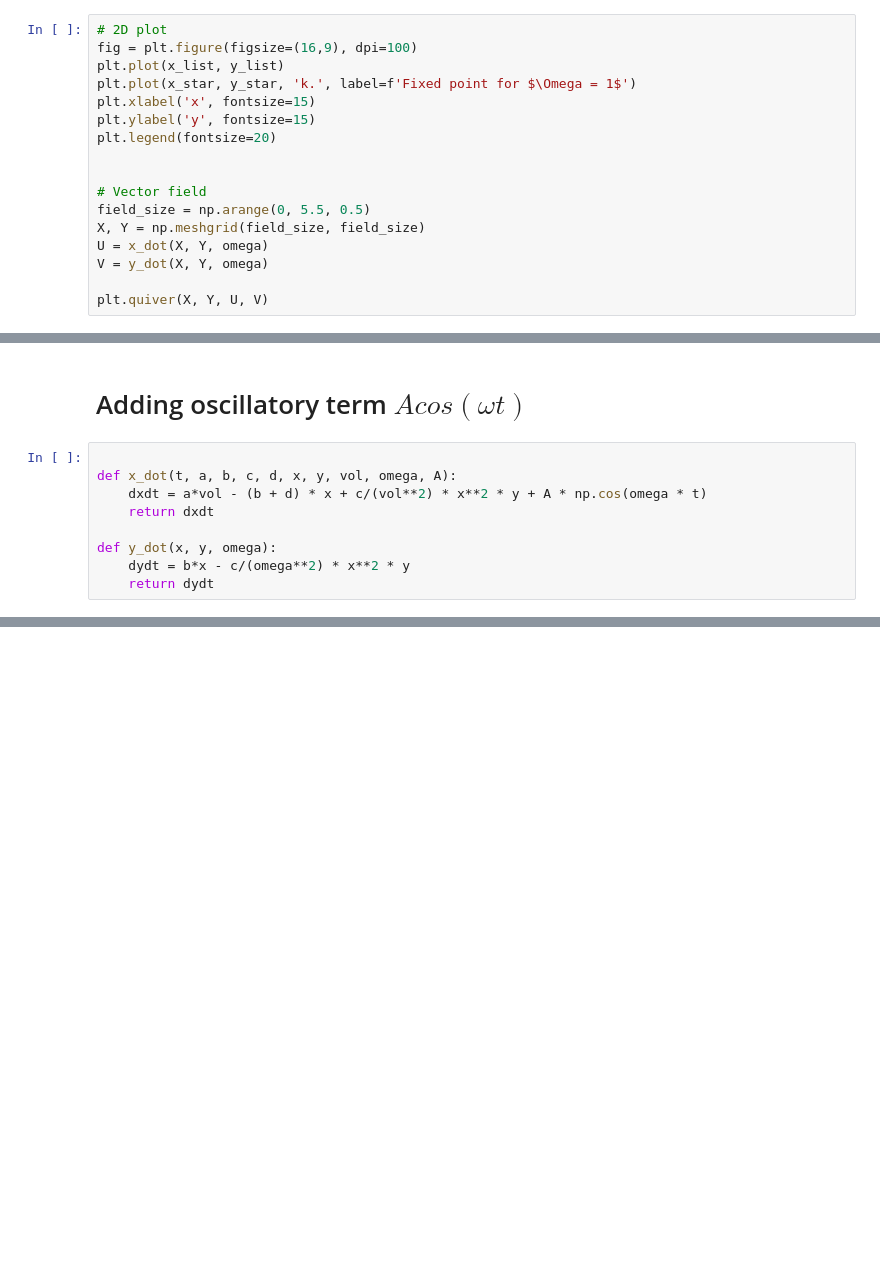
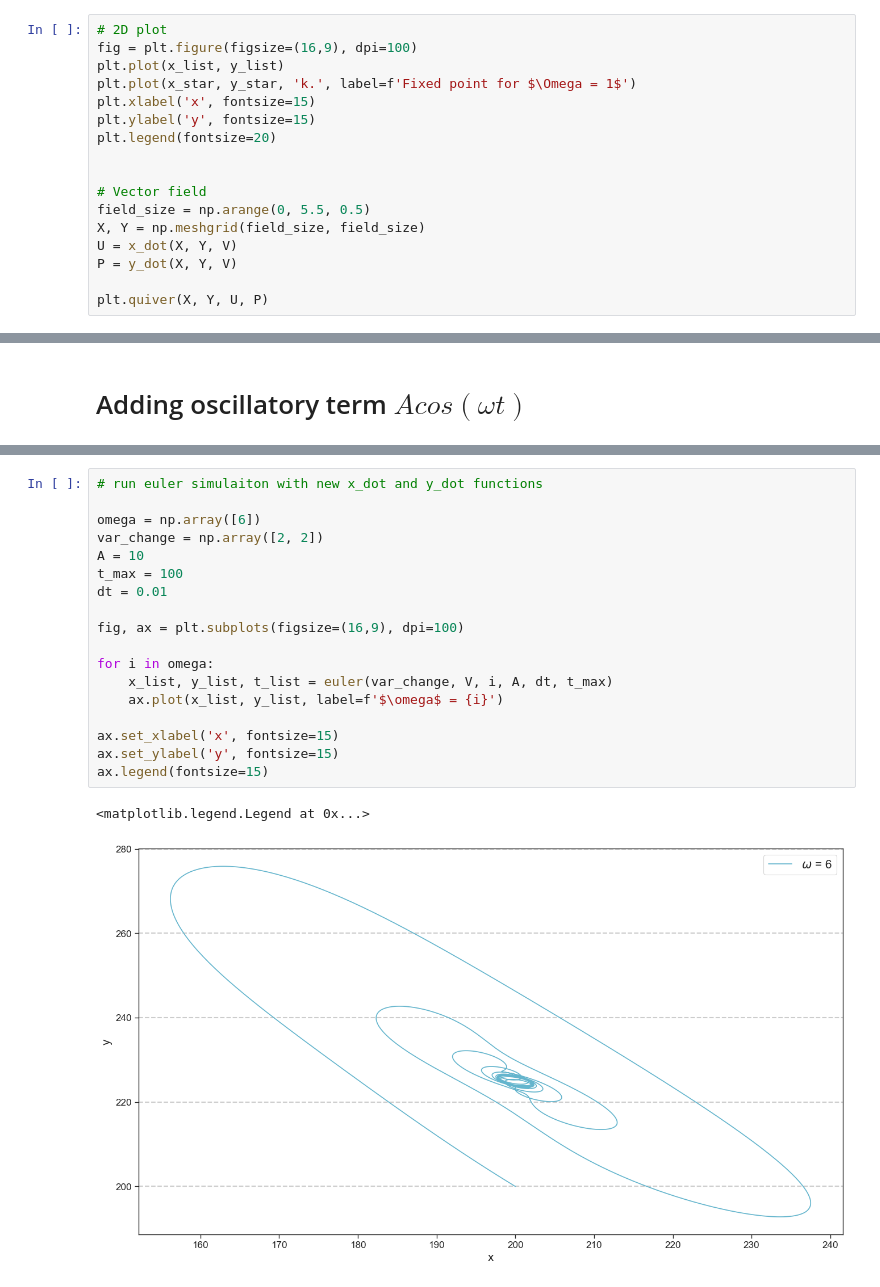
Before and after one commit to nielsdavidsen/PUK_2024, a Jupyter notebook: puk_start.ipynb, the cells around one changed output, grey strips where cells are left out. Drawn from its saved outputs; the diff is of its cells as text; blank space fills up the shorter version.

```diff
--- a/puk_start.ipynb
+++ b/puk_start.ipynb
@@ -137,9 +134,9 @@ plt.legend(fontsize=20)
 # Vector field
 field_size = np.arange(0, 5.5, 0.5)
 X, Y = np.meshgrid(field_size, field_size)
-U = x_dot(X, Y, omega)
-V = y_dot(X, Y, omega)
+U = x_dot(X, Y, V)
+P = y_dot(X, Y, V)
 
-plt.quiver(X, Y, U, V)
+plt.quiver(X, Y, U, P)
 # %% [output]
 <matplotlib.quiver.Quiver at 0x...>
@@ -174,12 +171,3 @@ plt.plot(x_mark_list, y_mark_list, 'k.', label='Stable fixed point')
 ____
 # %% [markdown]
 # Adding oscillatory term $ A cos(\omega t)$
-# %%
-
-def x_dot(t, a, b, c, d, x, y, vol, omega, A):
-    dxdt = a*vol - (b + d) * x + c/(vol**2) * x**2 * y + A * np.cos(omega * t)
-    return dxdt
-
-def y_dot(x, y, omega):
-    dydt = b*x - c/(omega**2) * x**2 * y
-    return dydt
@@ -185,0 +219,21 @@ def y_dot(x, y, omega):
+# %%
+# run euler simulaiton with new x_dot and y_dot functions
+
+omega = np.array([6])
+var_change = np.array([2, 2])
+A = 10
+t_max = 100
+dt = 0.01
+
+fig, ax = plt.subplots(figsize=(16,9), dpi=100)
+
+for i in omega:
+    x_list, y_list, t_list = euler(var_change, V, i, A, dt, t_max)
+    ax.plot(x_list, y_list, label=f'$\omega$ = {i}')
+
+ax.set_xlabel('x', fontsize=15)
+ax.set_ylabel('y', fontsize=15)
+ax.legend(fontsize=15)
+# %% [output]
+<matplotlib.legend.Legend at 0x...>
+[figure, added]
```
Also changed, not shown: parts of 12 cells of this notebook.
